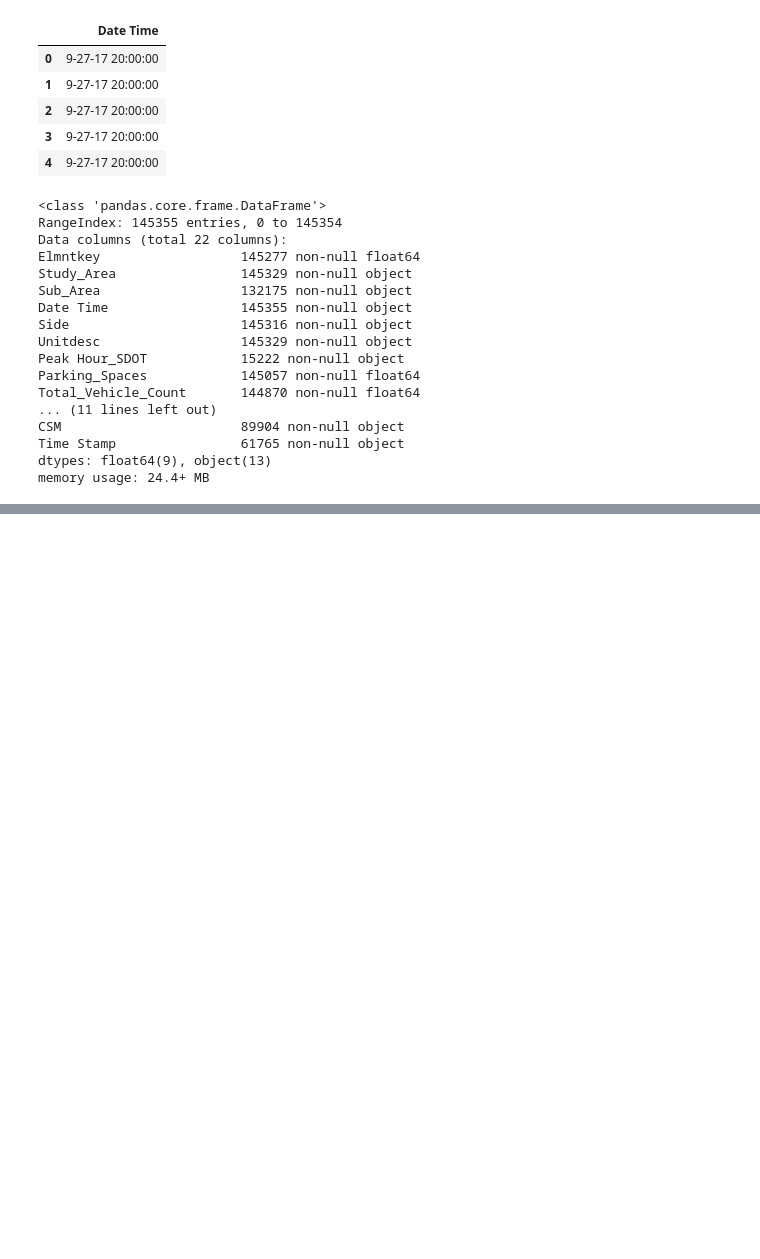
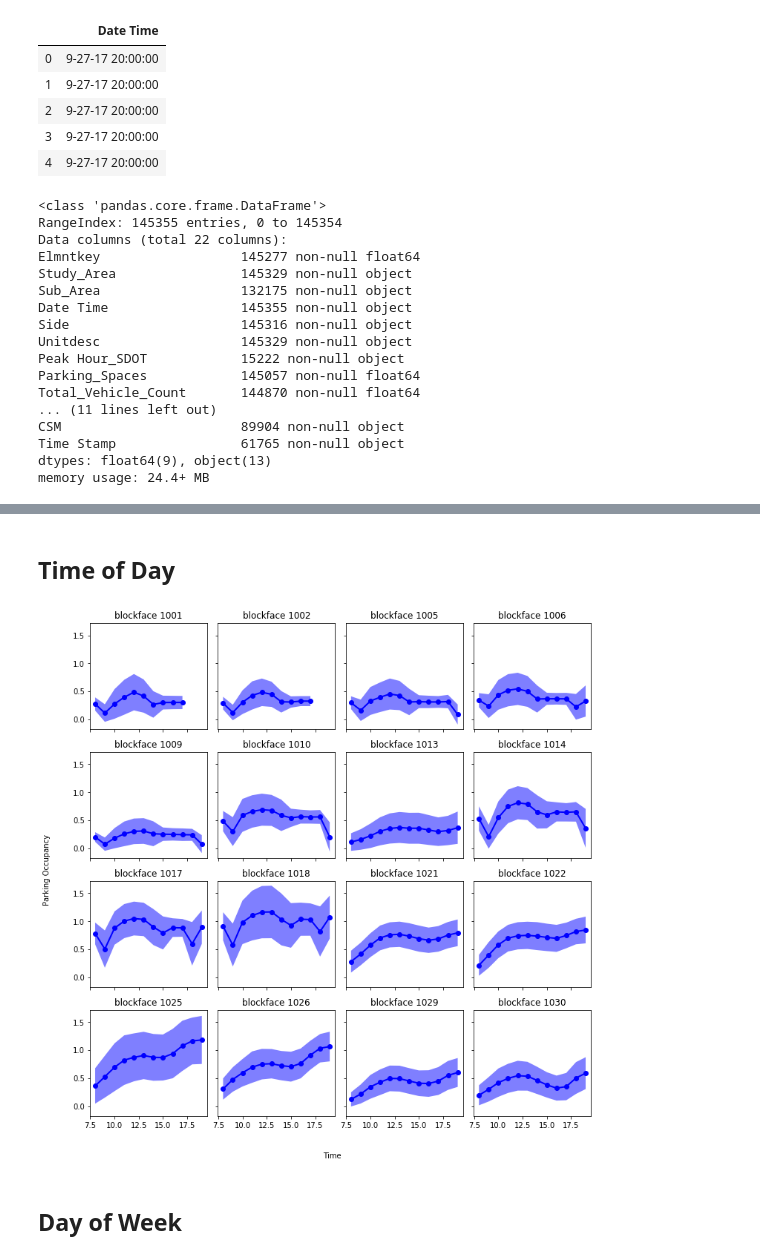
Before and after one commit to mocohen/Capstone-Project-1, a Jupyter notebook: EDA.ipynb, the cells around one changed output, grey strips where cells are left out. Drawn from its saved outputs; the diff is of its cells as text; code cells hidden in the pictures; blank space fills up the shorter version.

```diff
--- a/EDA.ipynb
+++ b/EDA.ipynb
@@ -556,0 +602,34 @@ plt.show()
+# %% [markdown]
+## Time of Day
+# %%
+fig, axs = plt.subplots(4,4, sharex=True, sharey=True, figsize=(10,10))
+
+#plt.xticks(rotation=70)
+for blockface_id, ax in zip(blockface_ids, axs.flat):
+    current_block = quarter_hour_data.loc[blockface_id]
+    current_block['hour'] = current_block.index.hour
+    mean_std = current_block[['PercentOccupied', 'hour']].groupby('hour').agg(['mean', 'std'])
+    mean_std.columns = mean_std.columns.get_level_values(1)
+
+    ax.set_title('blockface %d' % blockface_id)
+
+    ax.plot(mean_std[ 'mean'], lw=2, marker='o',color='blue')
+    ax.fill_between(mean_std.index,
+                    mean_std[ 'mean'].values+mean_std[ 'std'].values,
+                    mean_std[ 'mean'].values-mean_std[ 'std'].values,
+                    facecolor='blue', alpha=0.5)
+    #ax.fill_between(t, mu2+sigma2, mu2-sigma2, facecolor='yellow', alpha=0.5)
+
+
+    #ax.legend()
+    #ax.xaxis.set_tick_params(rotation=70)
+#ax.legend()
+fig.text(0.5, -0.04, 'Time', ha='center')
+fig.text(-0.04, 0.5, 'Parking Occupancy', va='center', rotation='vertical')
+
+plt.tight_layout()
+plt.savefig('Average_Occupancy_By_Time_Of_Day.png')
+# %% [output]
+[figure, added]
+# %% [markdown]
+## Day of Week
```
Also changed, not shown: parts of 24 cells of this notebook, 7 other files.
